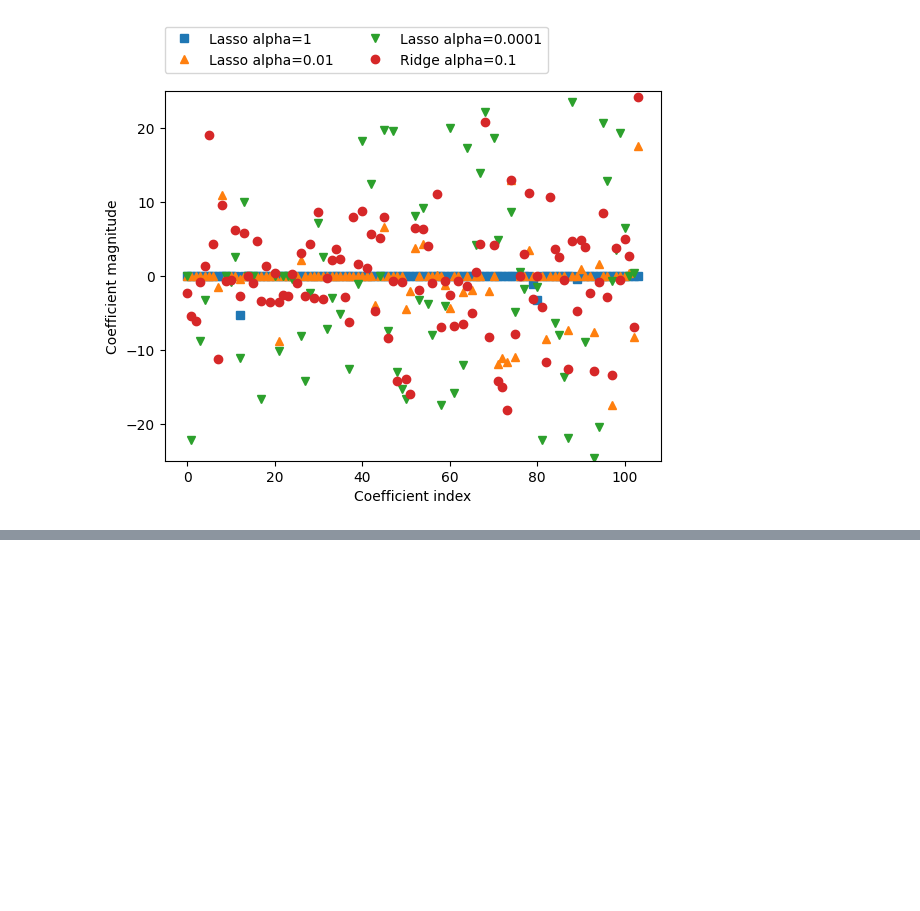
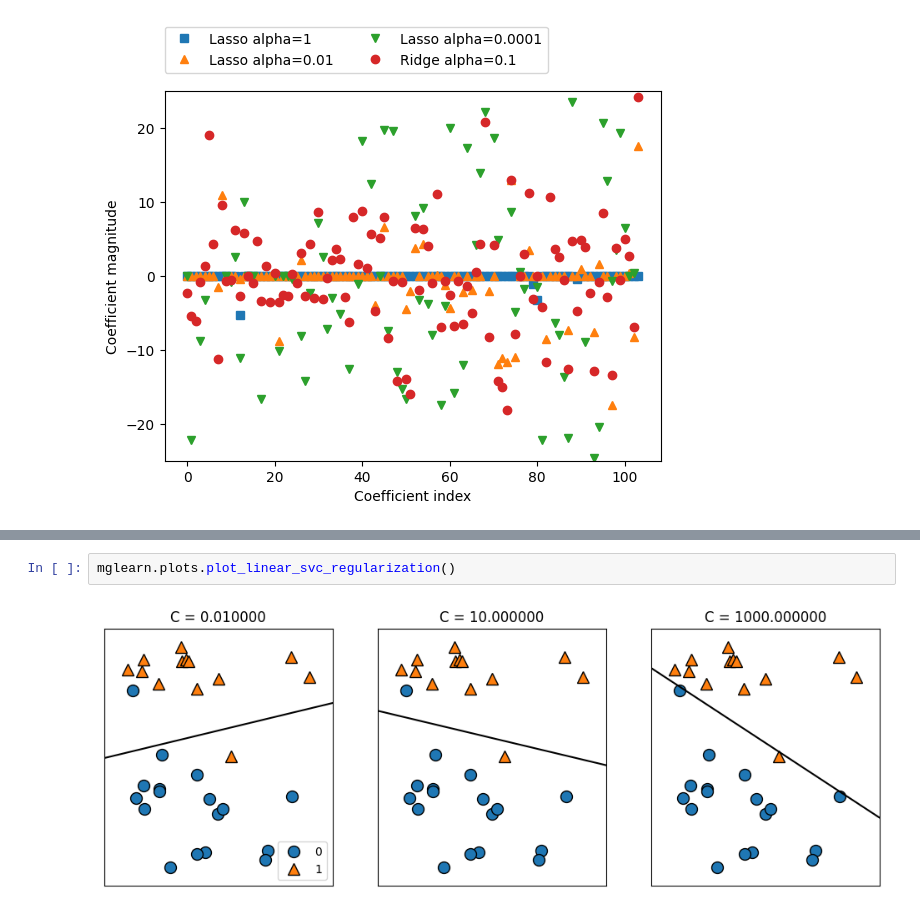
Before and after one commit to Nirajjj11/ml_learning, a Jupyter notebook: supervised_learning/supervised_ml_linear.ipynb, the cells around one changed output, grey strips where cells are left out. Cells and saved outputs as stored; diff of their text form; blank space fills up the shorter version.

```diff
--- a/supervised_learning/supervised_ml_linear.ipynb
+++ b/supervised_learning/supervised_ml_linear.ipynb
@@ -140,0 +165,4 @@ Text(0, 0.5, 'Coefficient magnitude')
+# %%
+mglearn.plots.plot_linear_svc_regularization()
+# %% [output]
+[figure, added]
```
Also changed, not shown: parts of 3 cells of this notebook.
